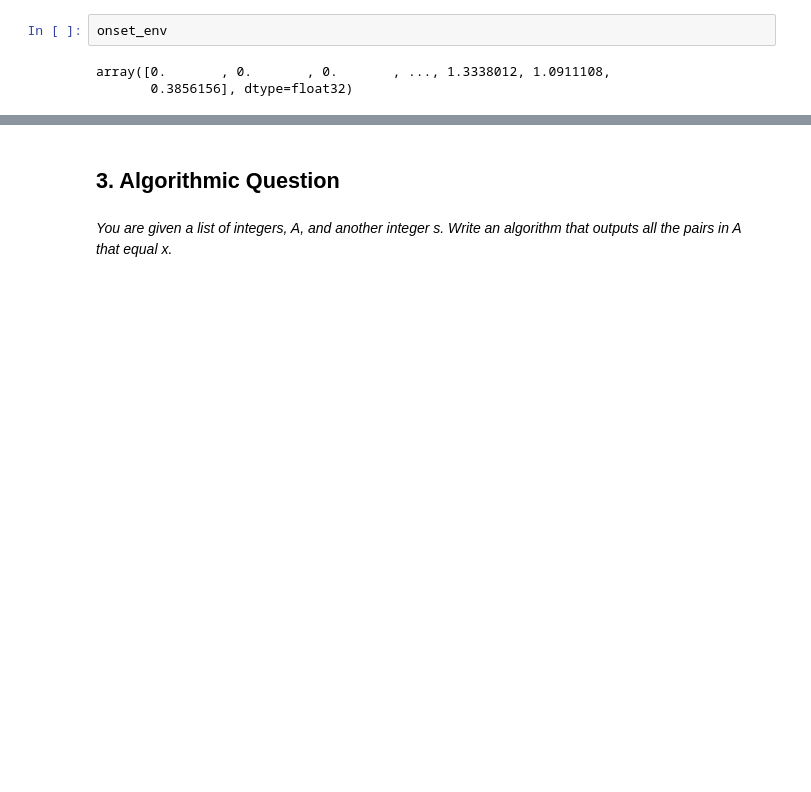
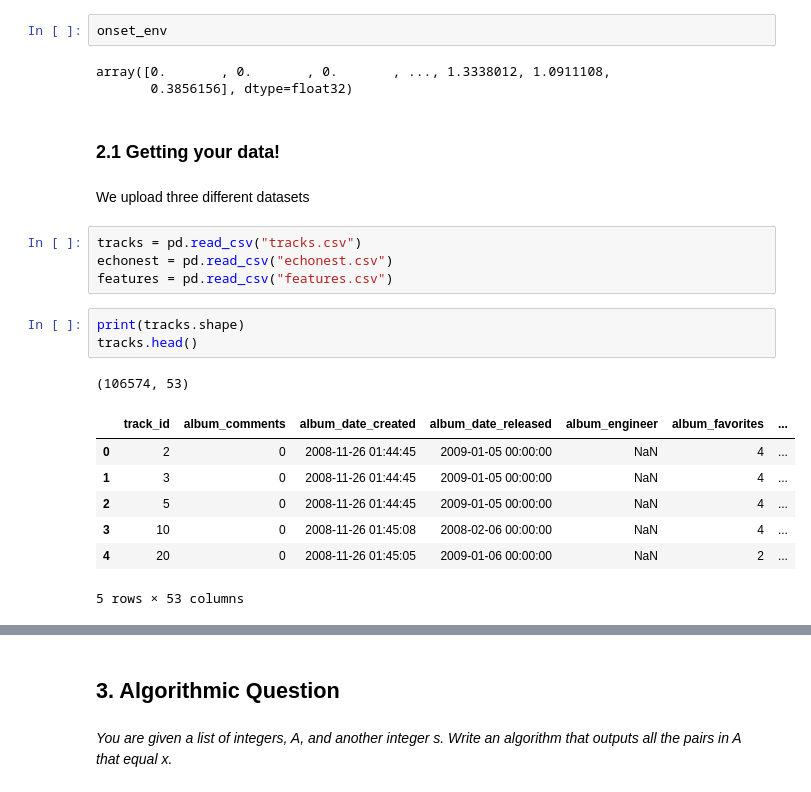
Before and after one commit to michele1783/ADM-HW4, a Jupyter notebook: Homework.ipynb, the cells around one changed output, grey strips where cells are left out. Drawn from its saved outputs; the diff is of its cells as text; blank space fills up the shorter version.

```diff
--- a/Homework.ipynb
+++ b/Homework.ipynb
@@ -121,3 +142,23 @@ onset_env
 # %% [output]
 array([0.       , 0.       , 0.       , ..., 1.3338012, 1.0911108,
        0.3856156], dtype=float32)
+# %% [markdown]
+### 2.1 Getting your data!
+# %% [markdown]
+We upload three different datasets
+# %%
+tracks = pd.read_csv("tracks.csv")
+echonest = pd.read_csv("echonest.csv")
+features = pd.read_csv("features.csv")
+# %%
+print(tracks.shape)
+tracks.head()
+# %% [output]
+(106574, 53)
+|  | track_id | album_comments | album_date_created | album_date_released | album_engineer | album_favorites | ... |
+| 0 | 2 | 0 | 2008-11-26 01:44:45 | 2009-01-05 00:00:00 | NaN | 4 | ... |
+| 1 | 3 | 0 | 2008-11-26 01:44:45 | 2009-01-05 00:00:00 | NaN | 4 | ... |
+| 2 | 5 | 0 | 2008-11-26 01:44:45 | 2009-01-05 00:00:00 | NaN | 4 | ... |
+| 3 | 10 | 0 | 2008-11-26 01:45:08 | 2008-02-06 00:00:00 | NaN | 4 | ... |
+| 4 | 20 | 0 | 2008-11-26 01:45:05 | 2009-01-06 00:00:00 | NaN | 2 | ... |
+5 rows × 53 columns
```
Also changed, not shown: parts of 16 cells of this notebook.
